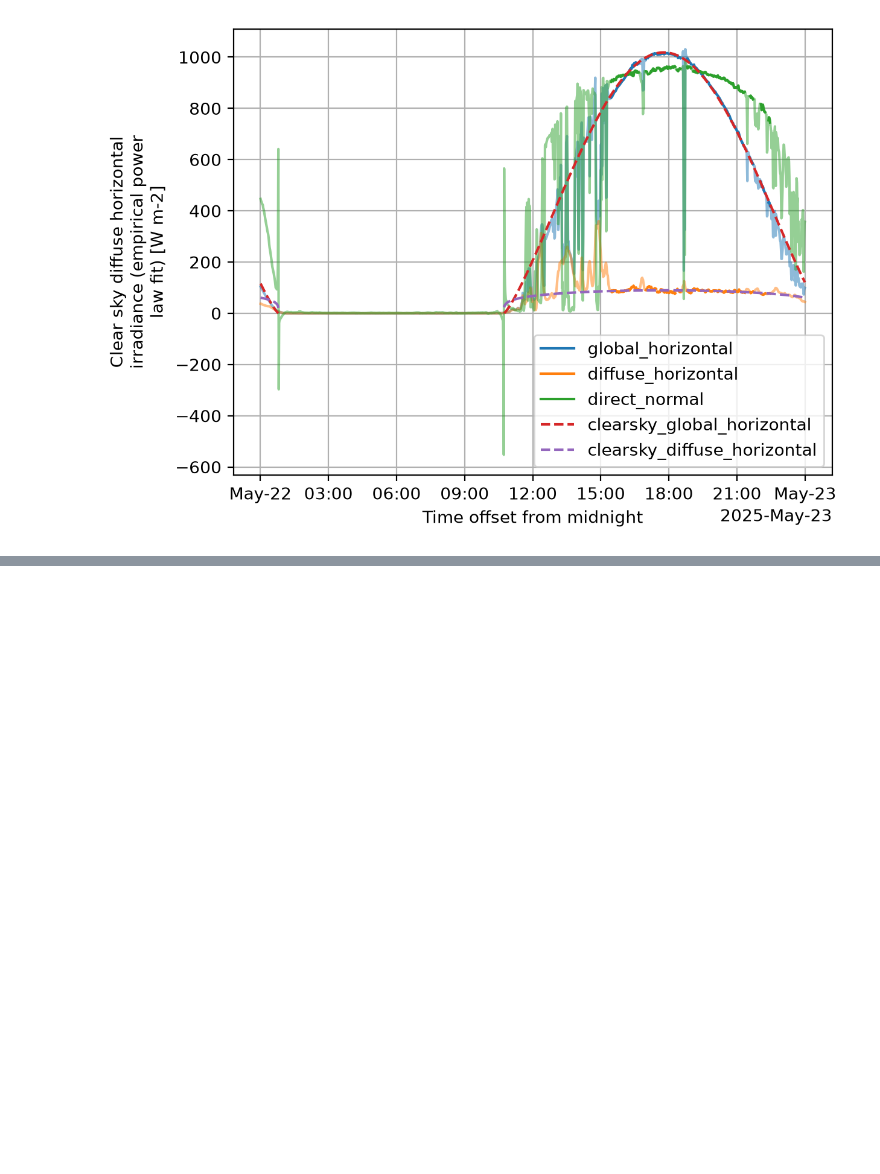
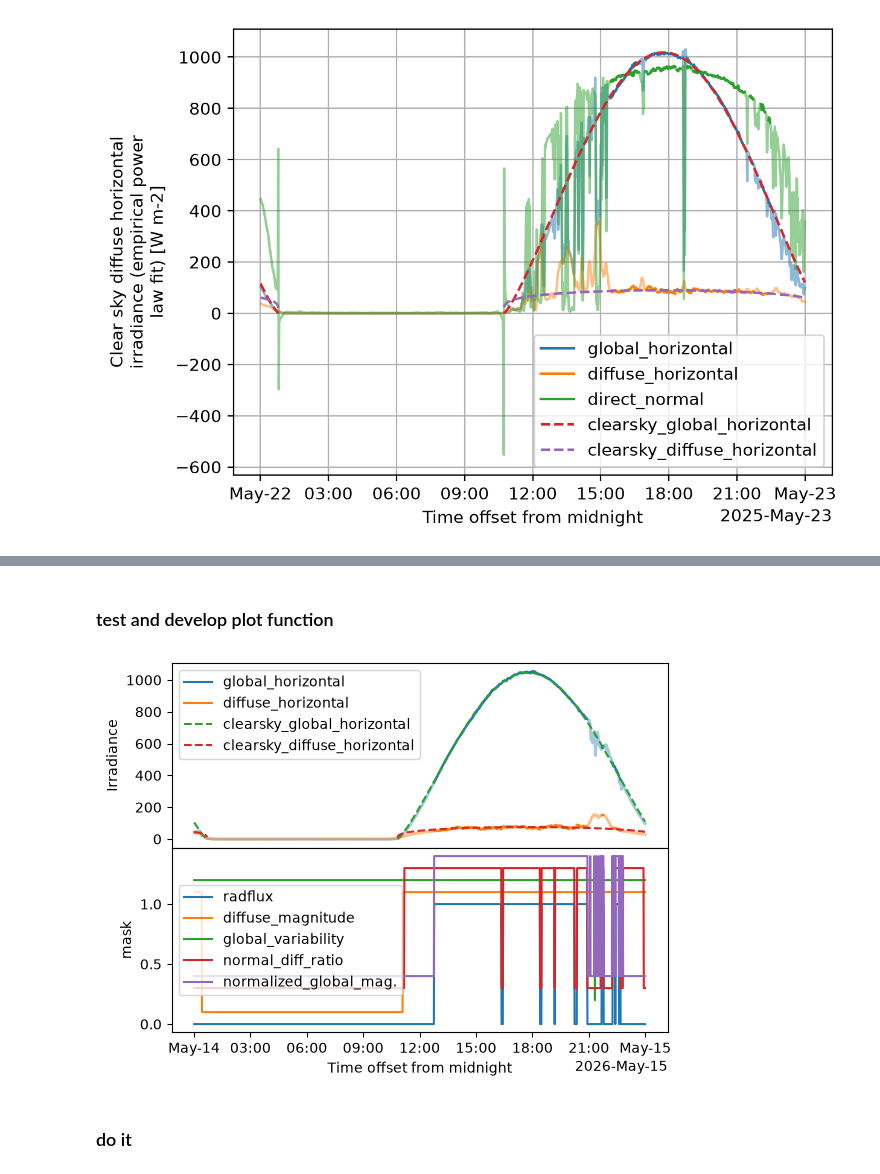
Before and after one commit to HagenTelg/armbnfmentorer, a Jupyter notebook: notebooks/vap_development.ipynb, the cells around one changed output, grey strips where cells are left out. Saved outputs shown, nothing was run; the diff lists cells and outputs as text; code cells hidden in the pictures; blank space fills up the shorter version.

Commit message:
new radflux update implementation

```diff
--- a/notebooks/vap_development.ipynb
+++ b/notebooks/vap_development.ipynb
@@ -744,5 +167,0 @@ row = self.workplan.loc['2026-06-20']
-# %%
-out = vapi.process_row(row = row, save = False)
-ds = out['ds']
-bbi = out['bbi']
-bbi.plot_overview()
@@ -838,0 +225,13 @@ ds.solar_elevation.differentiate('time').plot()
+# %%
+def plot_mask(data_object, a):
+    ds = data_object['bla']
+
+    dx = 0.1
+    ds.mask_clear_sky_shortwave_radflux.plot(ax = a, label = 'radflux')
+    (ds.mask_diffuse_magnitude + (1*dx)).plot(ax = a, label = 'diffuse_magnitude')
+    (ds.mask_global_irradiance_variability + (2*dx)).plot(ax = a, label = 'global_variability')
+    (ds.mask_normalized_diffuse_ratio_variability + (3*dx)).plot(ax = a, label = 'normal_diff_ratio')
+    (ds.mask_normalized_global_magnitude + (4*dx)).plot(ax = a, label = 'normalized_global_mag.')
+
+    a.set_ylabel('mask')
+    a.legend(loc= 6)
@@ -838,0 +245,3 @@ ds.solar_elevation.differentiate('time').plot()
+# %%
+pattern = '*.nc'
+p2fld = pl.Path('/Volumes/stu3data2/bnf_radsys_data/bnfradsys43m60sS10.c1/0.2/')
@@ -838,0 +259,7 @@ ds.solar_elevation.differentiate('time').plot()
+# %%
+data = by_date.Data(path2datafolder=[['bla', p2fld, read_data, path2date, pattern]],
+                    plot_function={'bla': plot_data,
+                                   'blub': plot_mask},
+                    gridspec_kwargs = {'hspace': 0})
+# %% [markdown]
+### test and develop plot function
@@ -838,0 +268,4 @@ ds.solar_elevation.differentiate('time').plot()
+# %%
+out = data.plot()
+# %% [output]
+[figure, added]
@@ -838,0 +276,2 @@ ds.solar_elevation.differentiate('time').plot()
+# %% [markdown]
+### do it
```
Also changed, not shown: parts of 83 cells of this notebook, 18 other files.
